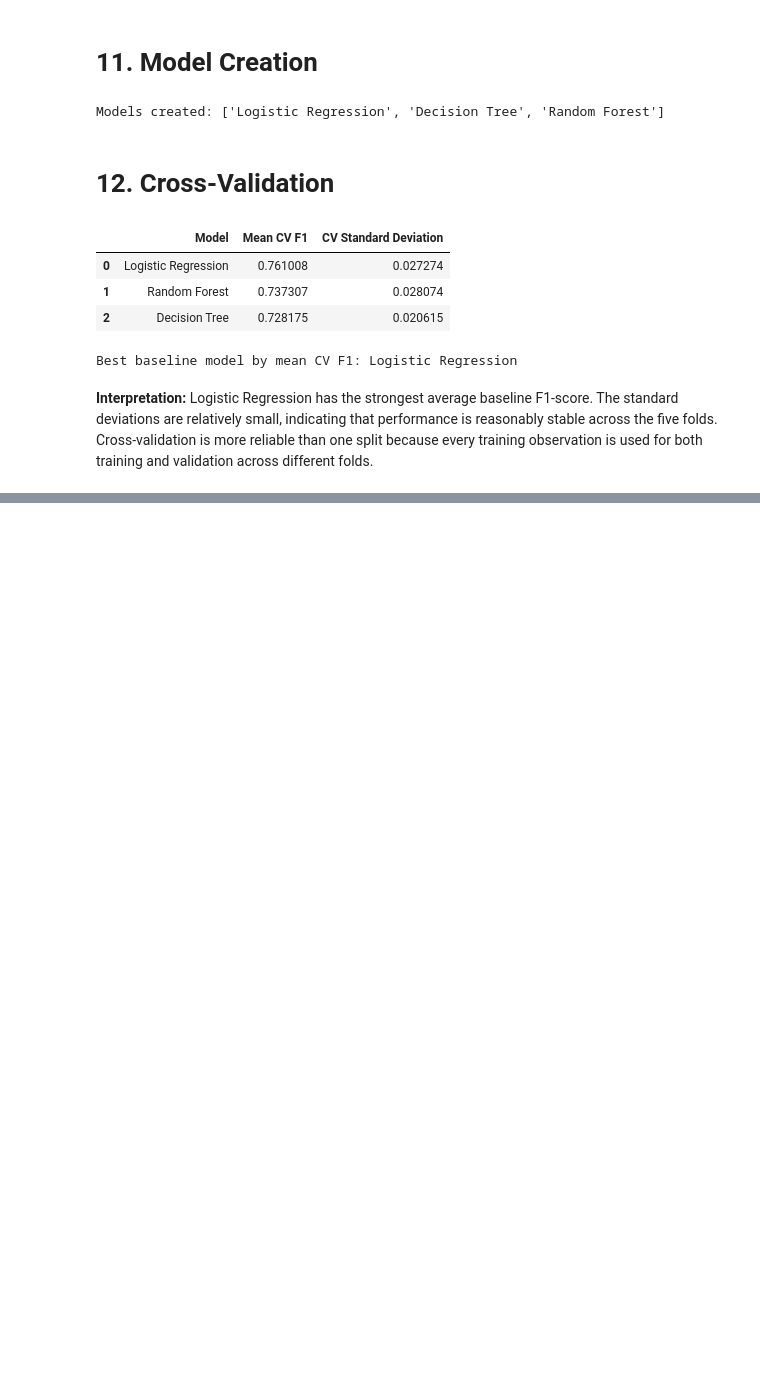
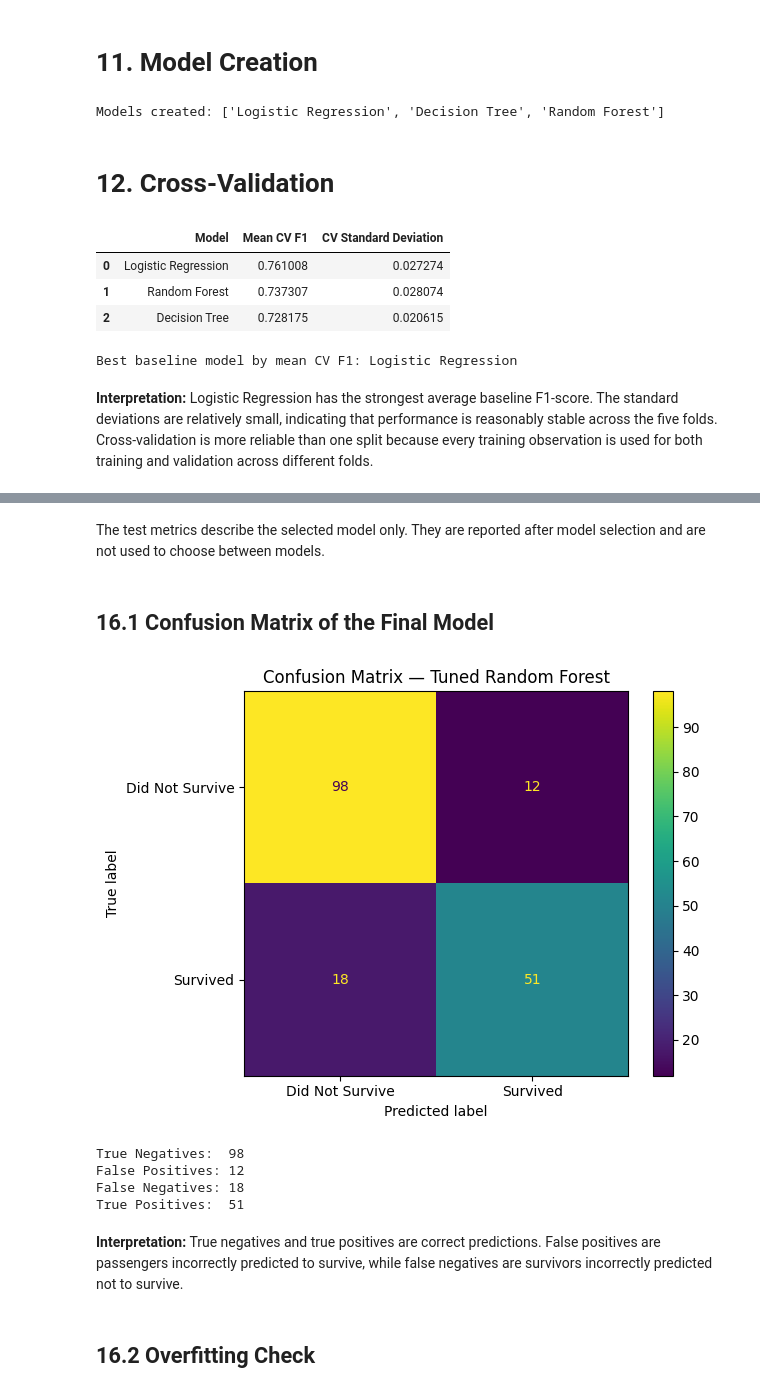
Before and after one commit to Layanmousa/Titanic---ML, a Jupyter notebook: Titanic_Project_.ipynb, the cells around one changed output, grey strips where cells are left out. Saved outputs shown, nothing was run; the diff lists cells and outputs as text; code cells hidden in the pictures; blank space fills up the shorter version.

```diff
--- a/Titanic_Project.ipynb
+++ b/Titanic_Project_.ipynb
@@ -803,0 +578,3 @@ Possible extensions include threshold tuning, probability calibration, fairness
+# %%
+final_model.fit(X_train, y_train)
+print(f"{final_model_name} fitted on all training rows: {len(X_train)}")
@@ -803,0 +589,22 @@ Possible extensions include threshold tuning, probability calibration, fairness
+# %%
+final_predictions = final_model.predict(X_test)
+final_probabilities = final_model.predict_proba(X_test)[:, 1]
+
+final_accuracy = accuracy_score(y_test, final_predictions)
+final_precision = precision_score(y_test, final_predictions, zero_division=0)
+final_recall = recall_score(y_test, final_predictions, zero_division=0)
+final_f1 = f1_score(y_test, final_predictions, zero_division=0)
+final_roc_auc = roc_auc_score(y_test, final_probabilities)
+
+final_test_results = pd.DataFrame([{
+    "Final Model": final_model_name,
+    "Accuracy": final_accuracy,
+    "Precision": final_precision,
+    "Recall": final_recall,
+    "F1 Score": final_f1,
+    "ROC-AUC": final_roc_auc,
+}])
+
+display(final_test_results)
+print("Classification Report:")
+print(classification_report(y_test, final_predictions, digits=3))
@@ -803,0 +623,30 @@ Possible extensions include threshold tuning, probability calibration, fairness
+# %% [markdown]
+The test metrics describe the selected model only. They are reported after model selection and are not used to choose between models.
+# %% [markdown]
+## 16.1 Confusion Matrix of the Final Model
+# %%
+ConfusionMatrixDisplay.from_predictions(
+    y_test,
+    final_predictions,
+    display_labels=["Did Not Survive", "Survived"],
+)
+plt.title(f"Confusion Matrix — {final_model_name}")
+plt.tight_layout()
+plt.show()
+
+final_cm = confusion_matrix(y_test, final_predictions)
+tn, fp, fn, tp = final_cm.ravel()
+print(f"True Negatives:  {tn}")
+print(f"False Positives: {fp}")
+print(f"False Negatives: {fn}")
+print(f"True Positives:  {tp}")
+# %% [output]
+[figure, added]
+True Negatives:  98
+False Positives: 12
+False Negatives: 18
+True Positives:  51
+# %% [markdown]
+**Interpretation:** True negatives and true positives are correct predictions. False positives are passengers incorrectly predicted to survive, while false negatives are survivors incorrectly predicted not to survive.
+# %% [markdown]
+## 16.2 Overfitting Check
```
Also changed, not shown: parts of 50 cells of this notebook, 1 other file.
